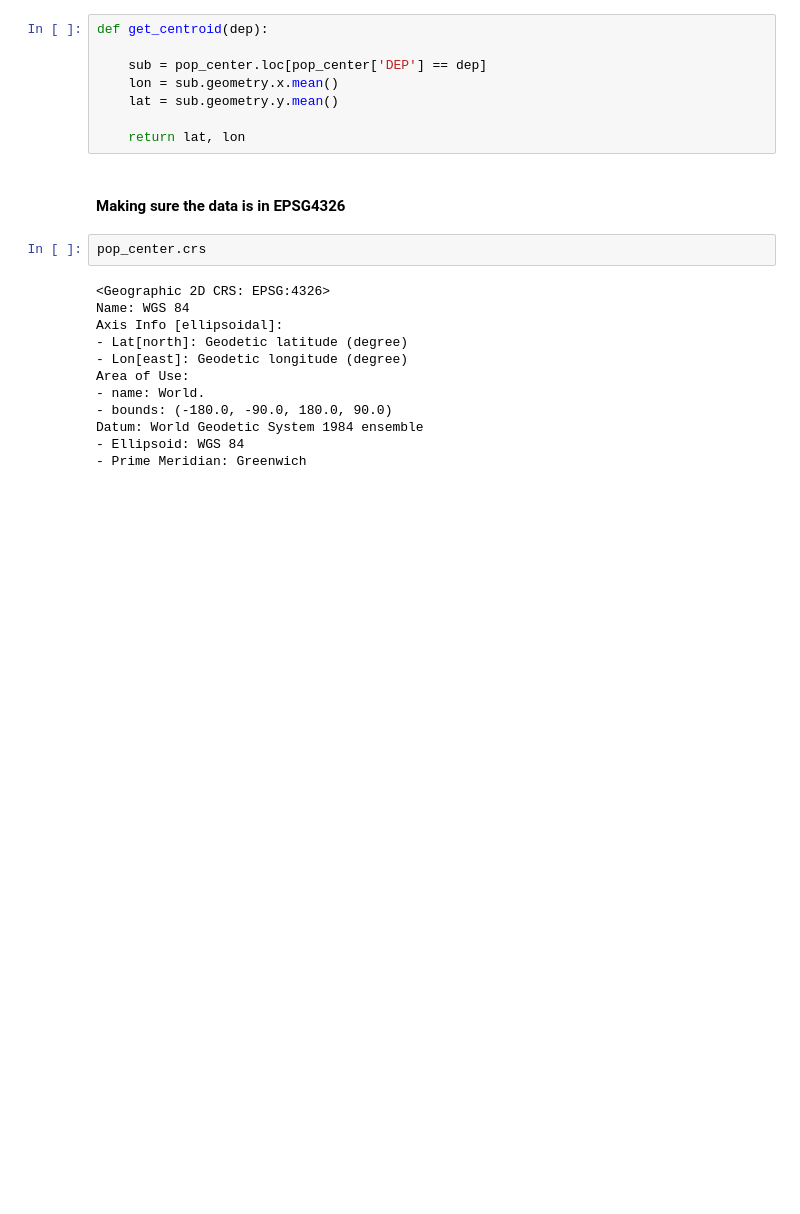
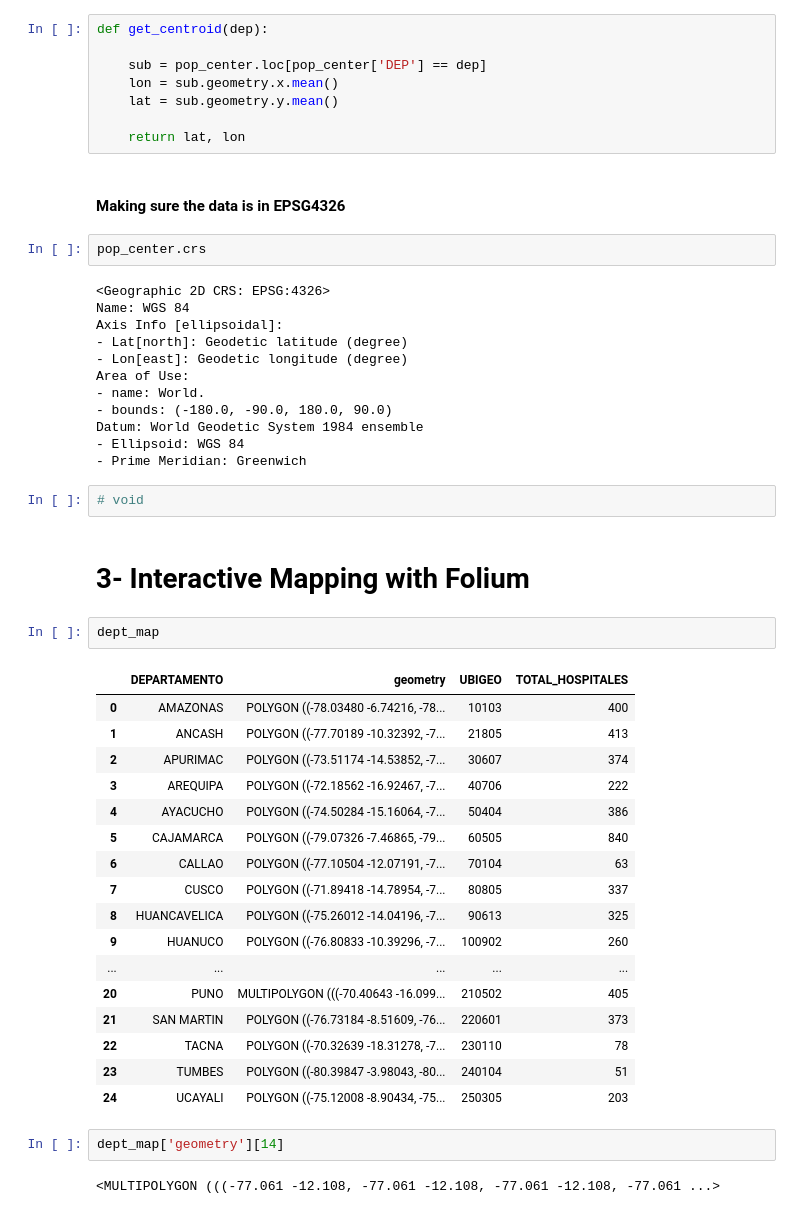
Before and after one commit to wiricardo/Hospitals-Access-Peru, a Jupyter notebook: code/static_maps.ipynb, the cells around one changed output. Saved outputs shown, nothing was run; the diff lists cells and outputs as text; blank space fills up the shorter version.

```diff
--- a/code/static_maps.ipynb
+++ b/code/static_maps.ipynb
@@ -321,3 +321,31 @@ Area of Use:
 Datum: World Geodetic System 1984 ensemble
 - Ellipsoid: WGS 84
 - Prime Meridian: Greenwich
+# %%
+# void
+# %% [markdown]
+# 3- Interactive Mapping with Folium
+# %%
+dept_map
+# %% [output]
+|  | DEPARTAMENTO | geometry | UBIGEO | TOTAL_HOSPITALES |
+| 0 | AMAZONAS | POLYGON ((-78.03480 -6.74216, -78... | 10103 | 400 |
+| 1 | ANCASH | POLYGON ((-77.70189 -10.32392, -7... | 21805 | 413 |
+| 2 | APURIMAC | POLYGON ((-73.51174 -14.53852, -7... | 30607 | 374 |
+| 3 | AREQUIPA | POLYGON ((-72.18562 -16.92467, -7... | 40706 | 222 |
+| 4 | AYACUCHO | POLYGON ((-74.50284 -15.16064, -7... | 50404 | 386 |
+| 5 | CAJAMARCA | POLYGON ((-79.07326 -7.46865, -79... | 60505 | 840 |
+| 6 | CALLAO | POLYGON ((-77.10504 -12.07191, -7... | 70104 | 63 |
+| 7 | CUSCO | POLYGON ((-71.89418 -14.78954, -7... | 80805 | 337 |
+| 8 | HUANCAVELICA | POLYGON ((-75.26012 -14.04196, -7... | 90613 | 325 |
+| 9 | HUANUCO | POLYGON ((-76.80833 -10.39296, -7... | 100902 | 260 |
+| ... | ... | ... | ... | ... |
+| 20 | PUNO | MULTIPOLYGON (((-70.40643 -16.099... | 210502 | 405 |
+| 21 | SAN MARTIN | POLYGON ((-76.73184 -8.51609, -76... | 220601 | 373 |
+| 22 | TACNA | POLYGON ((-70.32639 -18.31278, -7... | 230110 | 78 |
+| 23 | TUMBES | POLYGON ((-80.39847 -3.98043, -80... | 240104 | 51 |
+| 24 | UCAYALI | POLYGON ((-75.12008 -8.90434, -75... | 250305 | 203 |
+# %%
+dept_map['geometry'][14]
+# %% [output]
+<MULTIPOLYGON (((-77.061 -12.108, -77.061 -12.108, -77.061 -12.108, -77.061 ...>
```
Also changed, not shown: 1 other file.
